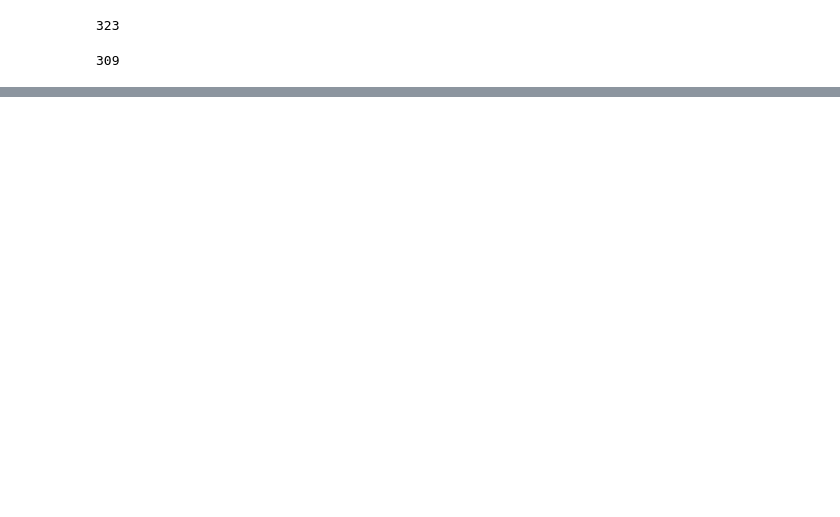
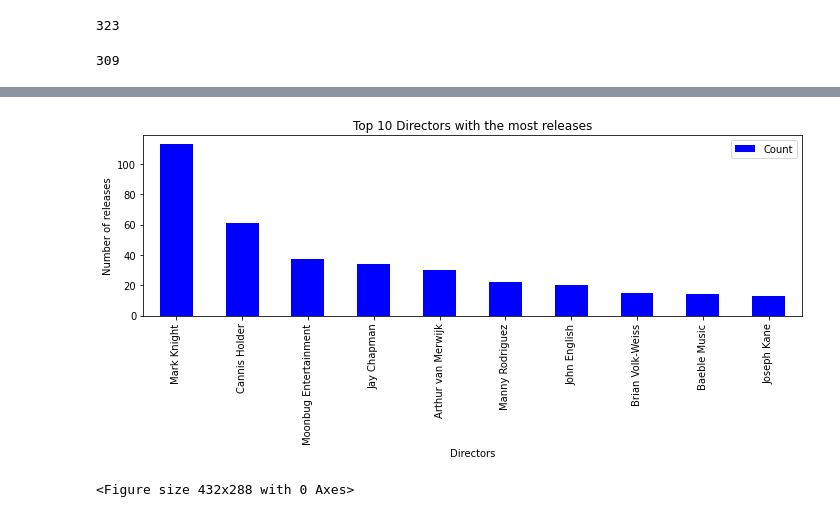
Before and after one commit to Tembspapi/Project-2_Amazon-Netflix, a Jupyter notebook: ETL-starter.ipynb, the cells around one changed output, grey strips where cells are left out. Drawn from its saved outputs; the diff is of its cells as text; code cells hidden in the pictures; blank space fills up the shorter version.

```diff
--- a/ETL-starter.ipynb
+++ b/ETL-starter.ipynb
@@ -360,0 +524,11 @@ pd.read_sql_query("Select * from amazon", con = engine)
+# %%
+# Amazon directors
+
+a_directors = pd.DataFrame(amazon_data["director"].value_counts()).reset_index()
+a_directors = a_directors.rename(
+    columns = {
+        'index': 'Director',
+        'director': 'Count'
+    })
+a_directors = a_directors.loc[a_directors["Count"] > 10, :]
+a_directors
@@ -360,0 +553,6 @@ pd.read_sql_query("Select * from amazon", con = engine)
+# %%
+
+# Drop the director name "1"
+a_directors = a_directors.drop(a_directors.index[a_directors['Director'] == '1'])
+a_directors = a_directors.head(10)
+a_directors
@@ -360,0 +571,24 @@ pd.read_sql_query("Select * from amazon", con = engine)
+# %%
+a_directors.plot(
+    kind = "bar",
+    color = "blue",
+    title = "Top 10 Directors with the most releases",
+    figsize = (10, 5)
+)
+
+axtick = a_directors['Director'].tolist()
+plt.xticks(
+    rotation = 90,
+    ticks = np.arange(len(axtick)),
+    labels = axtick
+    )
+
+plt.xlabel("Directors")
+plt.ylabel("Number of releases")
+plt.tight_layout()
+plt.show()
+
+# plt.savefig('./Images/amazon_directors.png', format = 'png')
+# %% [output]
+[figure, added]
+<Figure size 432x288 with 0 Axes>
```
Also changed, not shown: parts of 23 cells of this notebook, 4 other files.
